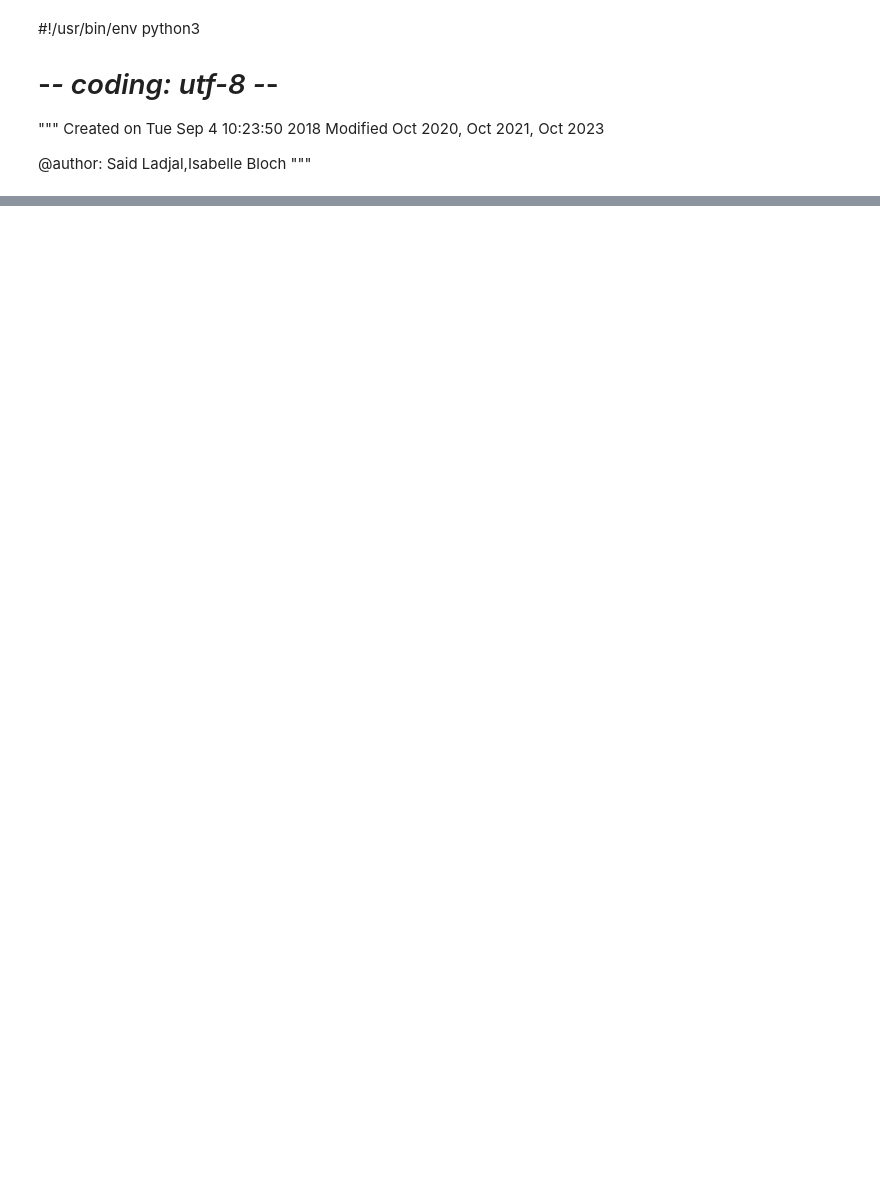
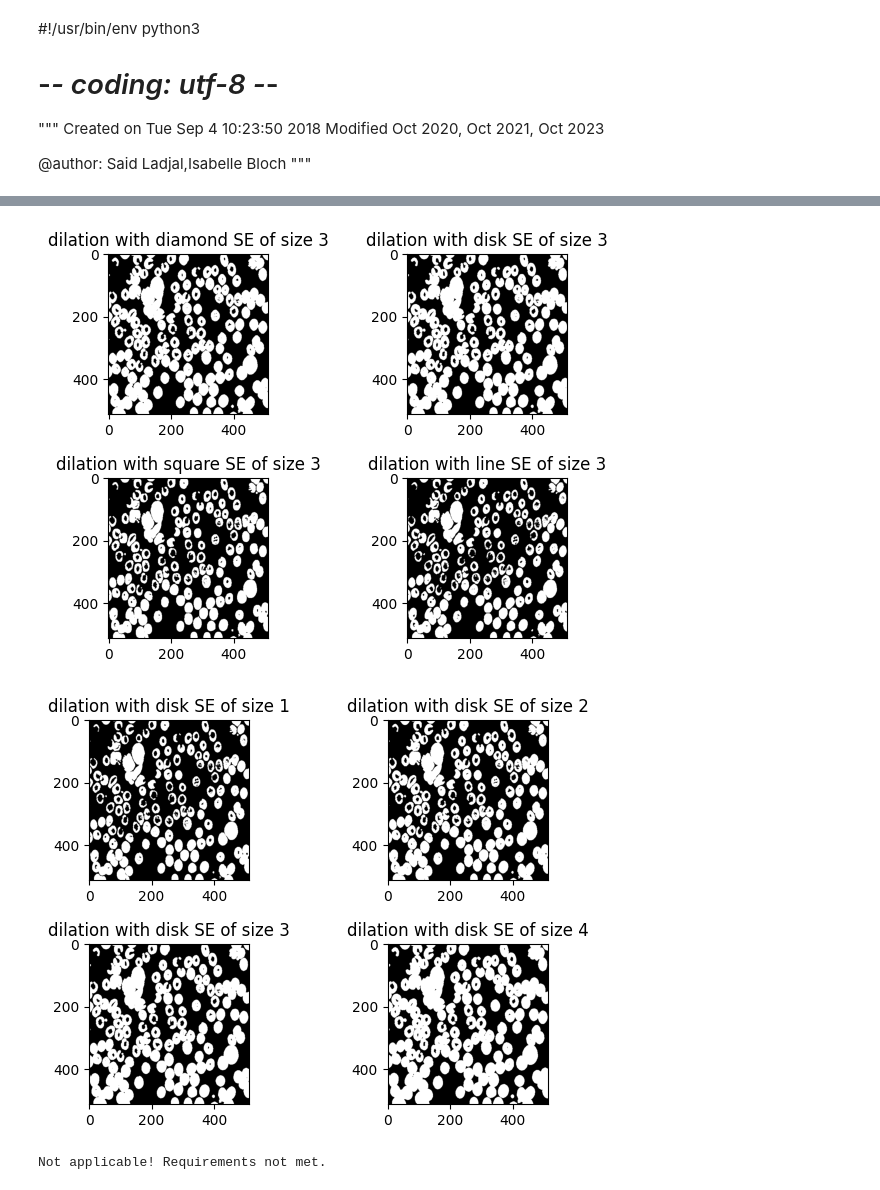
Before and after one commit to mcri00/M2, a Jupyter notebook: TADI/TP1/TP-morpho-1.ipynb, the cells around one changed output, grey strips where cells are left out. Saved outputs shown, nothing was run; the diff lists cells and outputs as text; code cells hidden in the pictures; blank space fills up the shorter version.

```diff
--- a/TADI/TP1/TP-morpho-1.ipynb
+++ b/TADI/TP1/TP-morpho-1.ipynb
@@ -293,0 +376,21 @@ for se_str in ["diamond", "disk", "square", "line"]:
+# %%
+# Load a binary image as an example
+im_cell_bin = skio.imread('images/cellbin.bmp')*255
+
+# List of structuring element shapes and sizes to experiment with
+structuring_elements = [
+    ("diamond", 1),
+    ("disk", 2),
+    ("square", 3),
+    ("line", 5)#automatically set to -45
+]
+morphological_op1("dilation", "", 3)#different shape, same size
+plt.show()
+morphological_op1("dilation", "disk", -1)#same shape, different size
+plt.show()
+morphological_op1("dilation", "disk", 3)#same shape, different size
+plt.show()
+# %% [output]
+[figure, added]
+[figure, added]
+Not applicable! Requirements not met.
```
Also changed, not shown: parts of 9 cells of this notebook.
